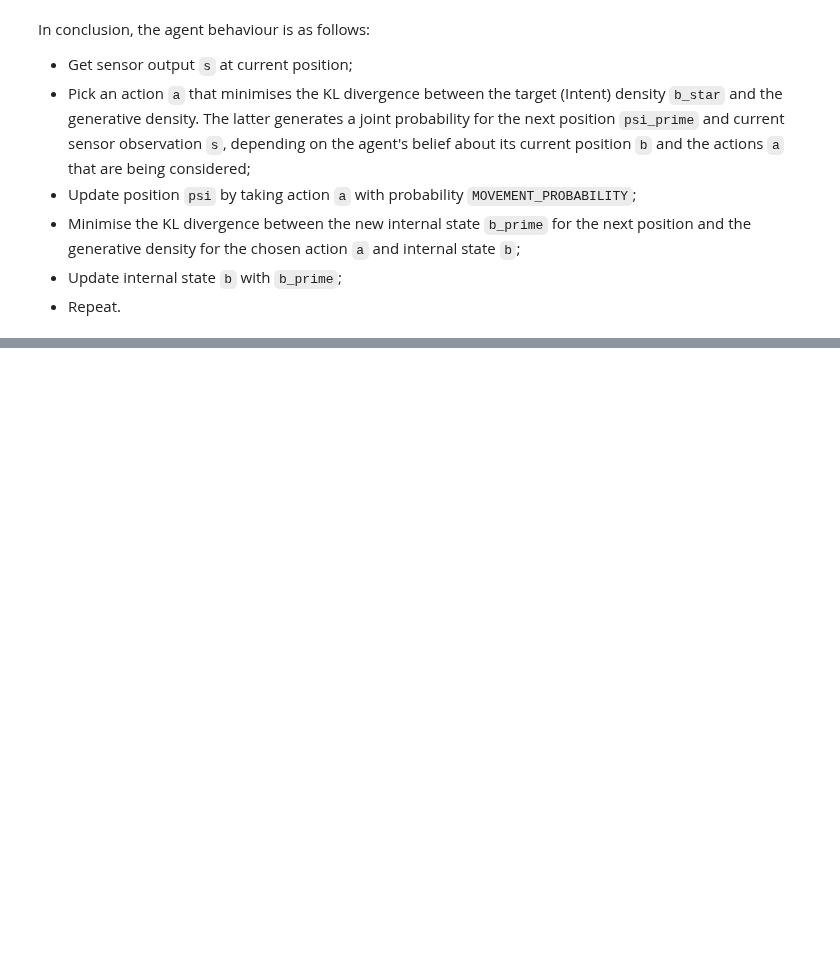
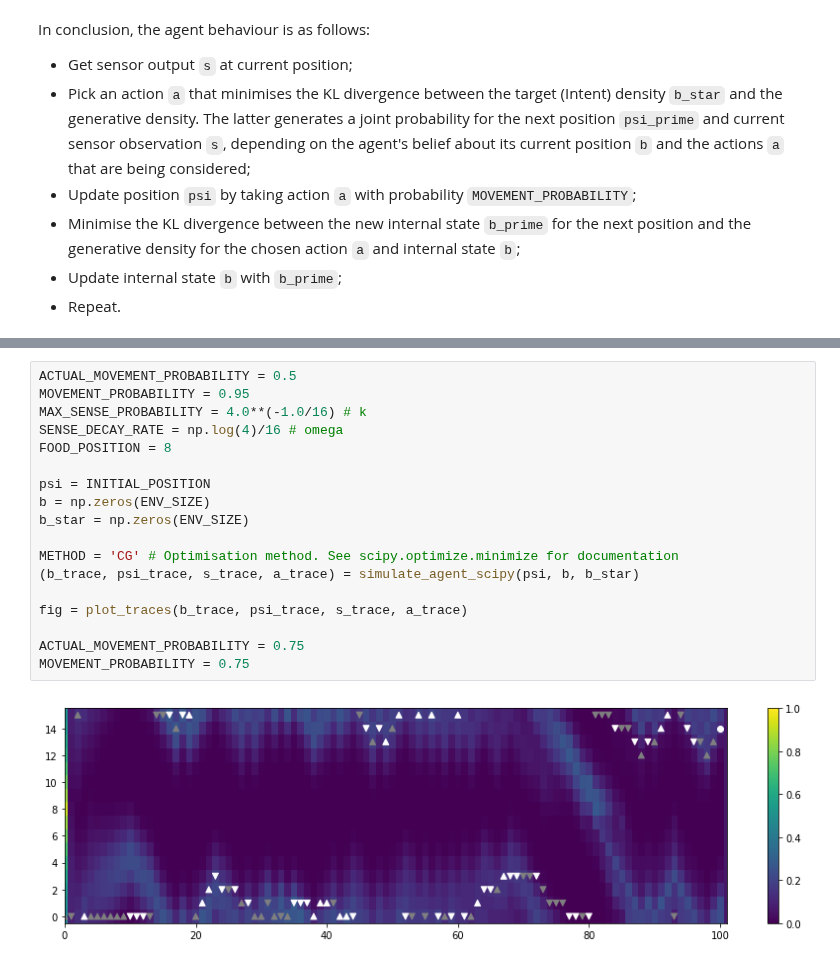
Before and after one commit to vschaik/Active-Inference, a Jupyter notebook: IFE.ipynb, the cells around one changed output, grey strips where cells are left out. Saved outputs shown, nothing was run; the diff lists cells and outputs as text; blank space fills up the shorter version.

```diff
--- a/IFE.ipynb
+++ b/IFE.ipynb
@@ -424,0 +502,20 @@ In conclusion, the agent behaviour is as follows:
+# %%
+ACTUAL_MOVEMENT_PROBABILITY = 0.5
+MOVEMENT_PROBABILITY = 0.95
+MAX_SENSE_PROBABILITY = 4.0**(-1.0/16) # k
+SENSE_DECAY_RATE = np.log(4)/16 # omega
+FOOD_POSITION = 8
+
+psi = INITIAL_POSITION
+b = np.zeros(ENV_SIZE)
+b_star = np.zeros(ENV_SIZE)
+
+METHOD = 'CG' # Optimisation method. See scipy.optimize.minimize for documentation
+(b_trace, psi_trace, s_trace, a_trace) = simulate_agent_scipy(psi, b, b_star)
+
+fig = plot_traces(b_trace, psi_trace, s_trace, a_trace)
+
+ACTUAL_MOVEMENT_PROBABILITY = 0.75
+MOVEMENT_PROBABILITY = 0.75
+# %% [output]
+[figure, added]
```
Also changed, not shown: parts of 17 cells of this notebook.
